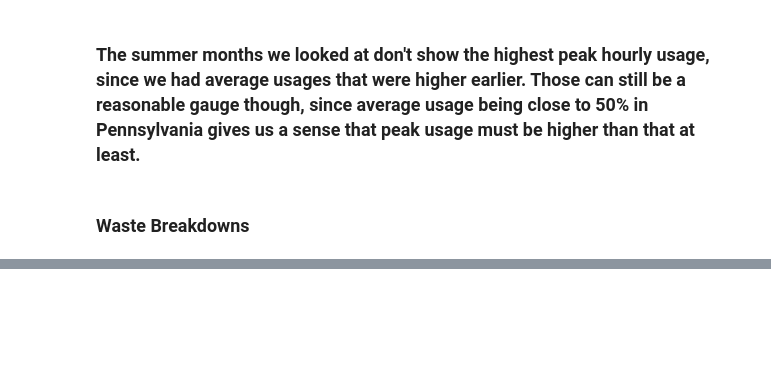
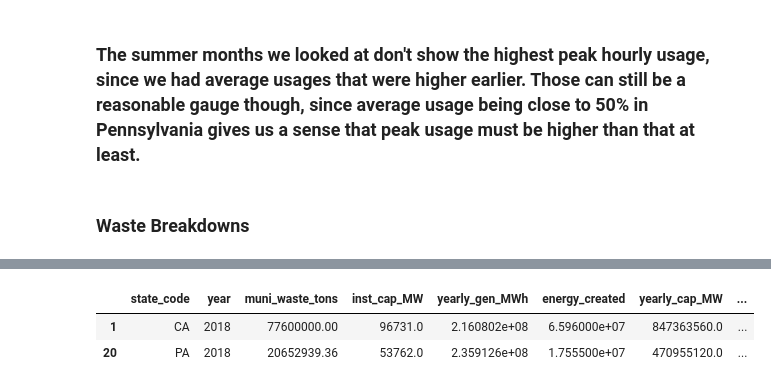
Before and after one commit to saif-m17/energy_analysis, a Jupyter notebook: energy_and_waste.ipynb, the cells around one changed output, grey strips where cells are left out. Drawn from its saved outputs; the diff is of its cells as text; code cells hidden in the pictures; blank space fills up the shorter version.

```diff
--- a/energy_and_waste.ipynb
+++ b/energy_and_waste.ipynb
@@ -244,0 +261,10 @@ waste_plus_energy.sort_values(by="percent_of_excess", ascending=False).head(5)
+# %%
+gate_fee_per_ton = 127
+total_prof_per_ton = 147
+waste_plus_energy["profit"] = waste_plus_energy["muni_waste_tons"] * total_prof_per_ton
+waste_plus_energy["profit_no_energy"] = waste_plus_energy["muni_waste_tons"] * gate_fee_per_ton
+waste_plus_energy[waste_plus_energy["state_code"].isin(["CA", "PA"])]
+# %% [output]
+|  | state_code | year | muni_waste_tons | inst_cap_MW | yearly_gen_MWh | energy_created | yearly_cap_MW | ... |
+| 1 | CA | 2018 | 77600000.00 | 96731.0 | 2.160802e+08 | 6.596000e+07 | 847363560.0 | ... |
+| 20 | PA | 2018 | 20652939.36 | 53762.0 | 2.359126e+08 | 1.755500e+07 | 470955120.0 | ... |
```
Also changed, not shown: parts of 2 cells of this notebook.
